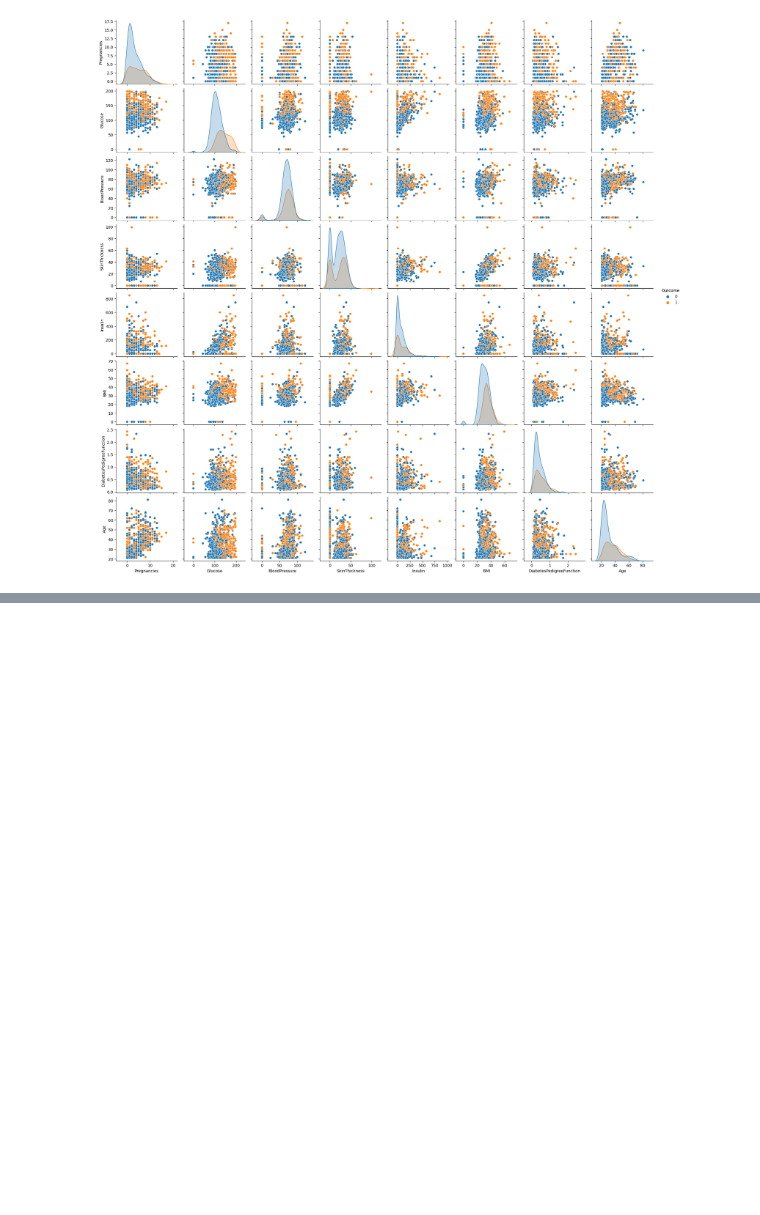
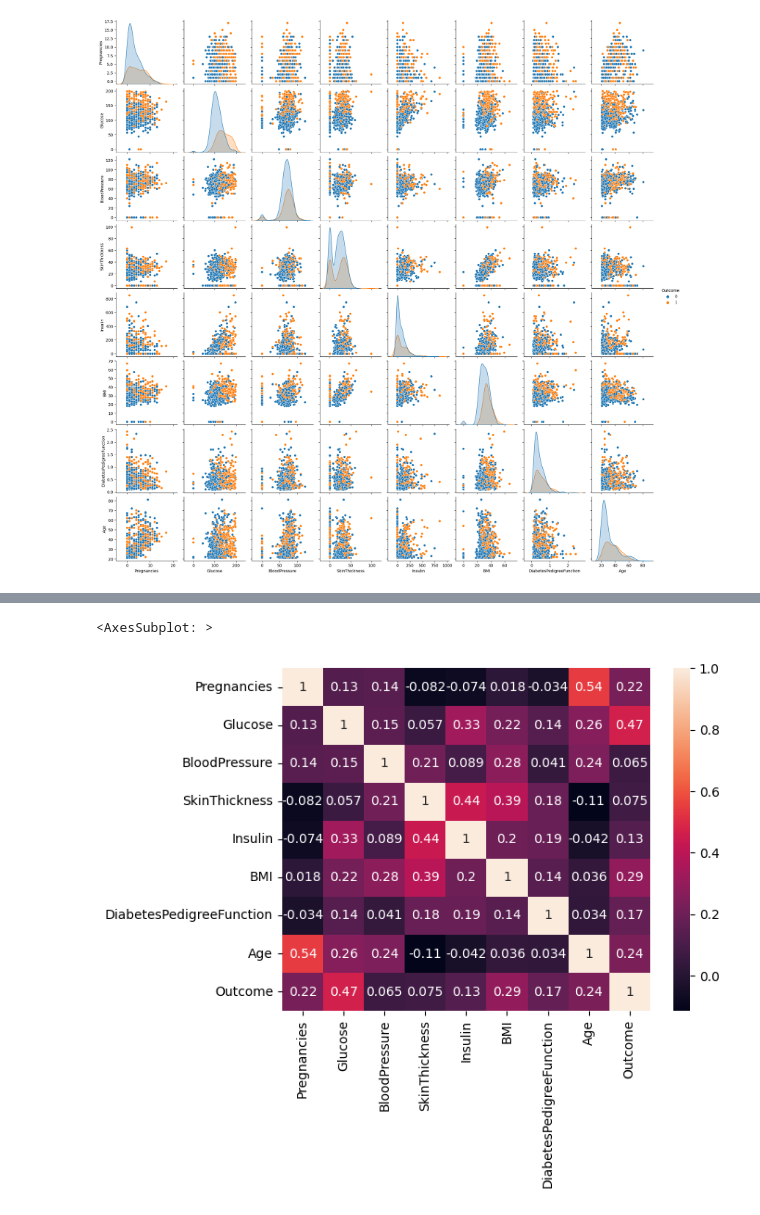
Before and after one commit to leslie-zi-pan/diabetes-prediction, a Jupyter notebook: notebooks/1.0-lp-data-exploration.ipynb, the cells around one changed output, grey strips where cells are left out. Cells and saved outputs as stored; diff of their text form; code cells hidden in the pictures; blank space fills up the shorter version.

```diff
--- a/notebooks/1.0-lp-data-exploration.ipynb
+++ b/notebooks/1.0-lp-data-exploration.ipynb
@@ -58,0 +86,5 @@ sns.pairplot(data, hue="Outcome", height=2.5)
+# %%
+sns.heatmap(data=data.corr(), annot = True, fmt='.2g')
+# %% [output]
+<AxesSubplot: >
+[figure, added]
```
Also changed, not shown: parts of 9 cells of this notebook.
